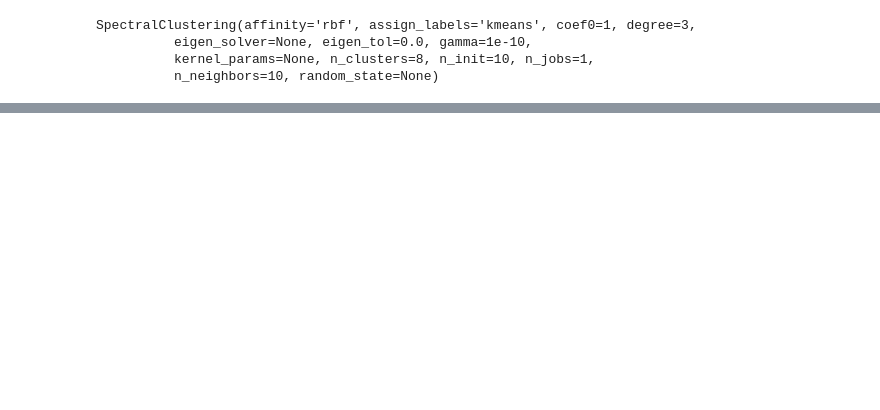
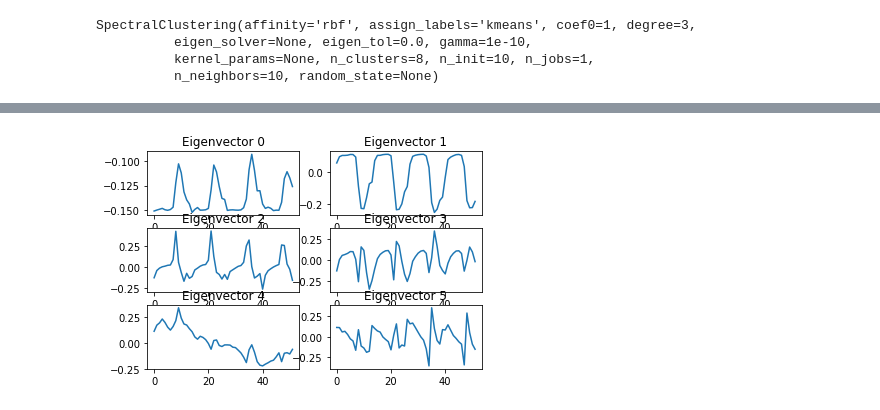
Before and after one commit to sethhirsh/zebrafish582, a Jupyter notebook: Spectral Clustering.ipynb, the cells around one changed output, grey strips where cells are left out. Cells and saved outputs as stored; diff of their text form; code cells hidden in the pictures; blank space fills up the shorter version.

```diff
--- a/Spectral Clustering.ipynb
+++ b/Spectral Clustering.ipynb
@@ -144,0 +192,13 @@ plt.show()
+# %%
+# Plot first 6 eigenvalues of affinity matrix
+# Note that the 1st eigenvector corresponds to periods of high activity
+# while the 2nd eigenvector corresponds to periods of low activity
+
+n = 6
+for i in range(n):
+    plt.subplot(3,2,i+1)
+    plt.title('Eigenvector ' + str(i))
+    plt.plot(eigenvect[:,i])
+plt.show()
+# %% [output]
+[figure, added]
```
Also changed, not shown: parts of 10 cells of this notebook.
